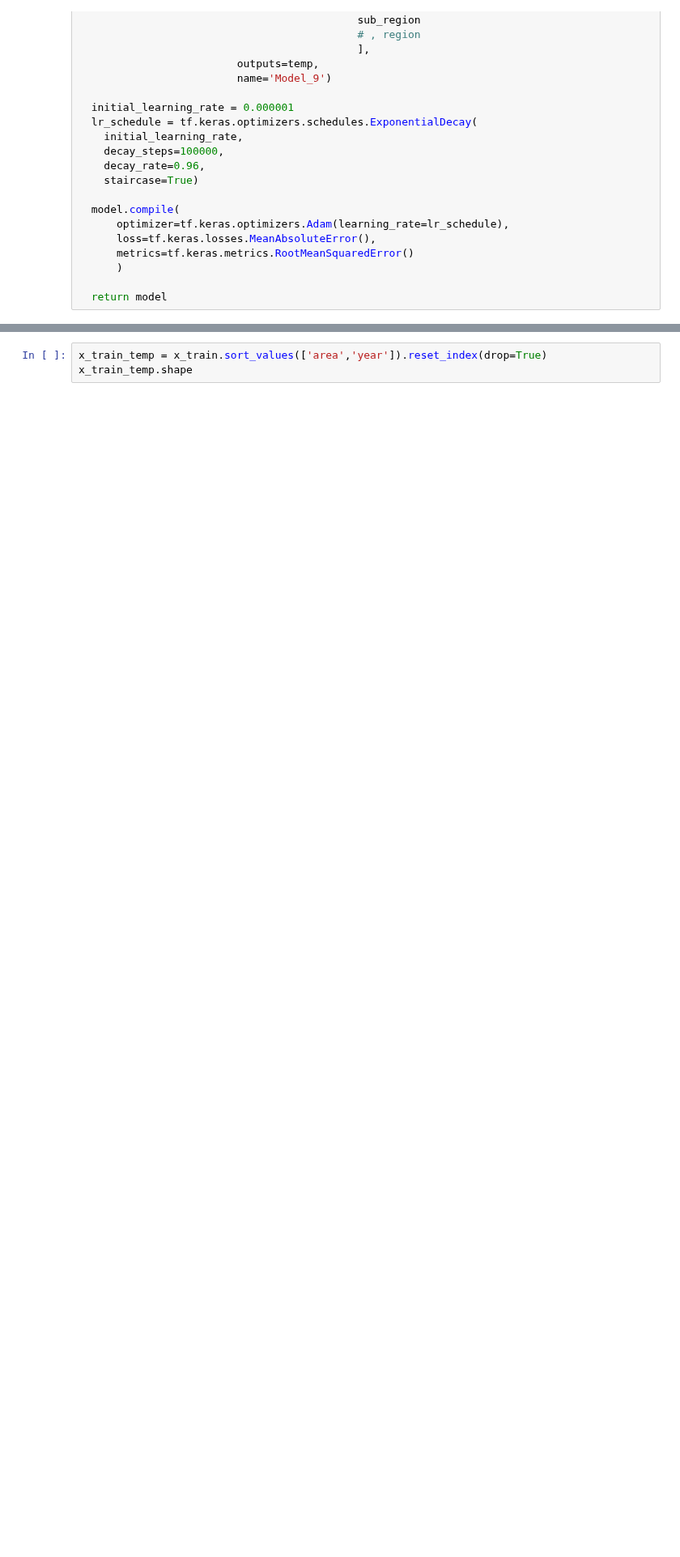
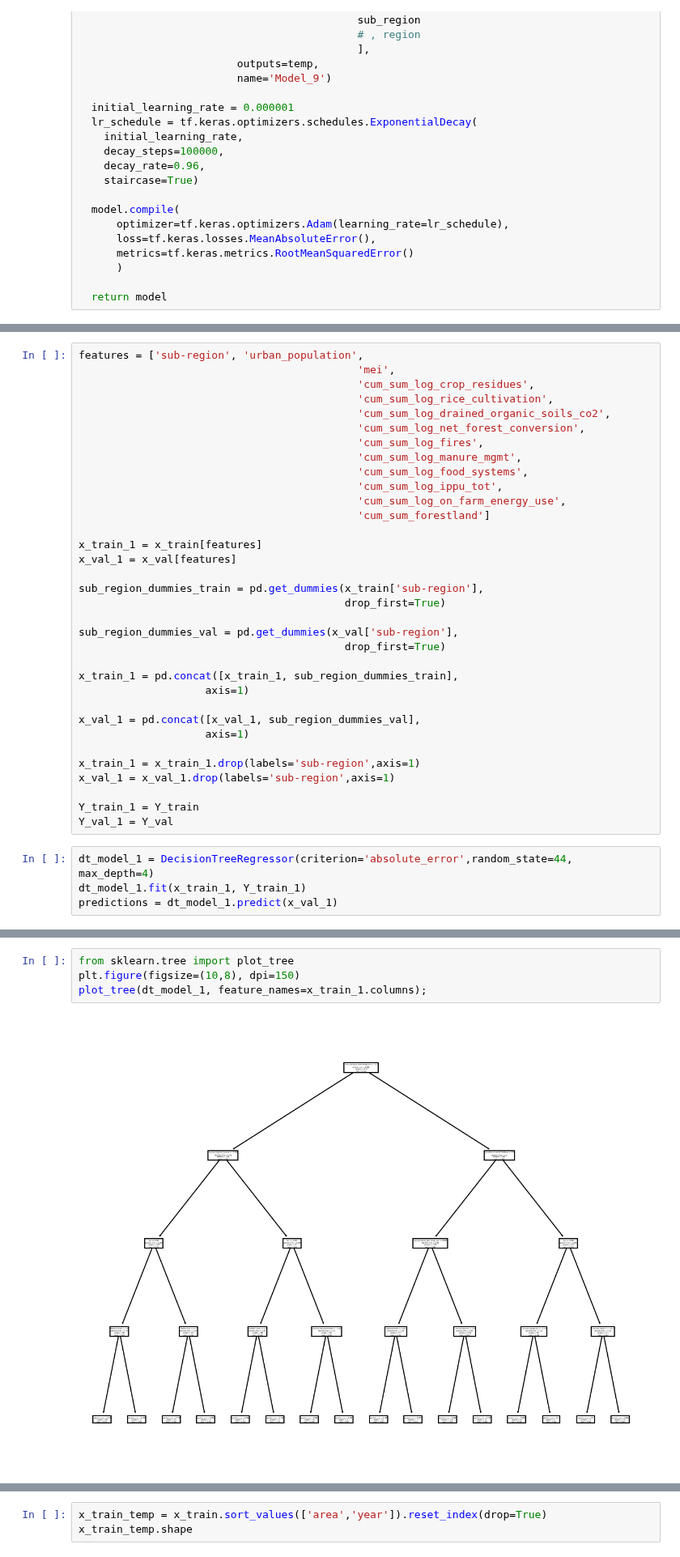
Before and after one commit to fayesimone/agriculture_emissions_prediction, a Jupyter notebook: Model_Building.ipynb, the cells around one changed output, grey strips where cells are left out. Shown at 81% size. Saved outputs shown, nothing was run; the diff lists cells and outputs as text; blank space fills up the shorter version.

Commit message:
more updates to decision trees

```diff
--- a/Model_Building.ipynb
+++ b/Model_Building.ipynb
@@ -1122,0 +1136,38 @@ final train rmse: 0.401
+# %%
+features = ['sub-region', 'urban_population',
+                                            'mei',
+                                            'cum_sum_log_crop_residues',
+                                            'cum_sum_log_rice_cultivation',
+                                            'cum_sum_log_drained_organic_soils_co2',
+                                            'cum_sum_log_net_forest_conversion',
+                                            'cum_sum_log_fires',
+                                            'cum_sum_log_manure_mgmt',
+                                            'cum_sum_log_food_systems',
+                                            'cum_sum_log_ippu_tot',
+                                            'cum_sum_log_on_farm_energy_use',
+                                            'cum_sum_forestland']
+
+x_train_1 = x_train[features]
+x_val_1 = x_val[features]
+
+sub_region_dummies_train = pd.get_dummies(x_train['sub-region'],
+                                          drop_first=True)
+
+sub_region_dummies_val = pd.get_dummies(x_val['sub-region'],
+                                          drop_first=True)
+
+x_train_1 = pd.concat([x_train_1, sub_region_dummies_train],
+                    axis=1)
+
+x_val_1 = pd.concat([x_val_1, sub_region_dummies_val],
+                    axis=1)
+
+x_train_1 = x_train_1.drop(labels='sub-region',axis=1)
+x_val_1 = x_val_1.drop(labels='sub-region',axis=1)
+
+Y_train_1 = Y_train
+Y_val_1 = Y_val
+# %%
+dt_model_1 = DecisionTreeRegressor(criterion='absolute_error',random_state=44, max_depth=4)
+dt_model_1.fit(x_train_1, Y_train_1)
+predictions = dt_model_1.predict(x_val_1)
@@ -1122,0 +1183,6 @@ final train rmse: 0.401
+# %%
+from sklearn.tree import plot_tree
+plt.figure(figsize=(10,8), dpi=150)
+plot_tree(dt_model_1, feature_names=x_train_1.columns);
+# %% [output]
+[figure, added]
```
Also changed, not shown: parts of 39 cells of this notebook.
